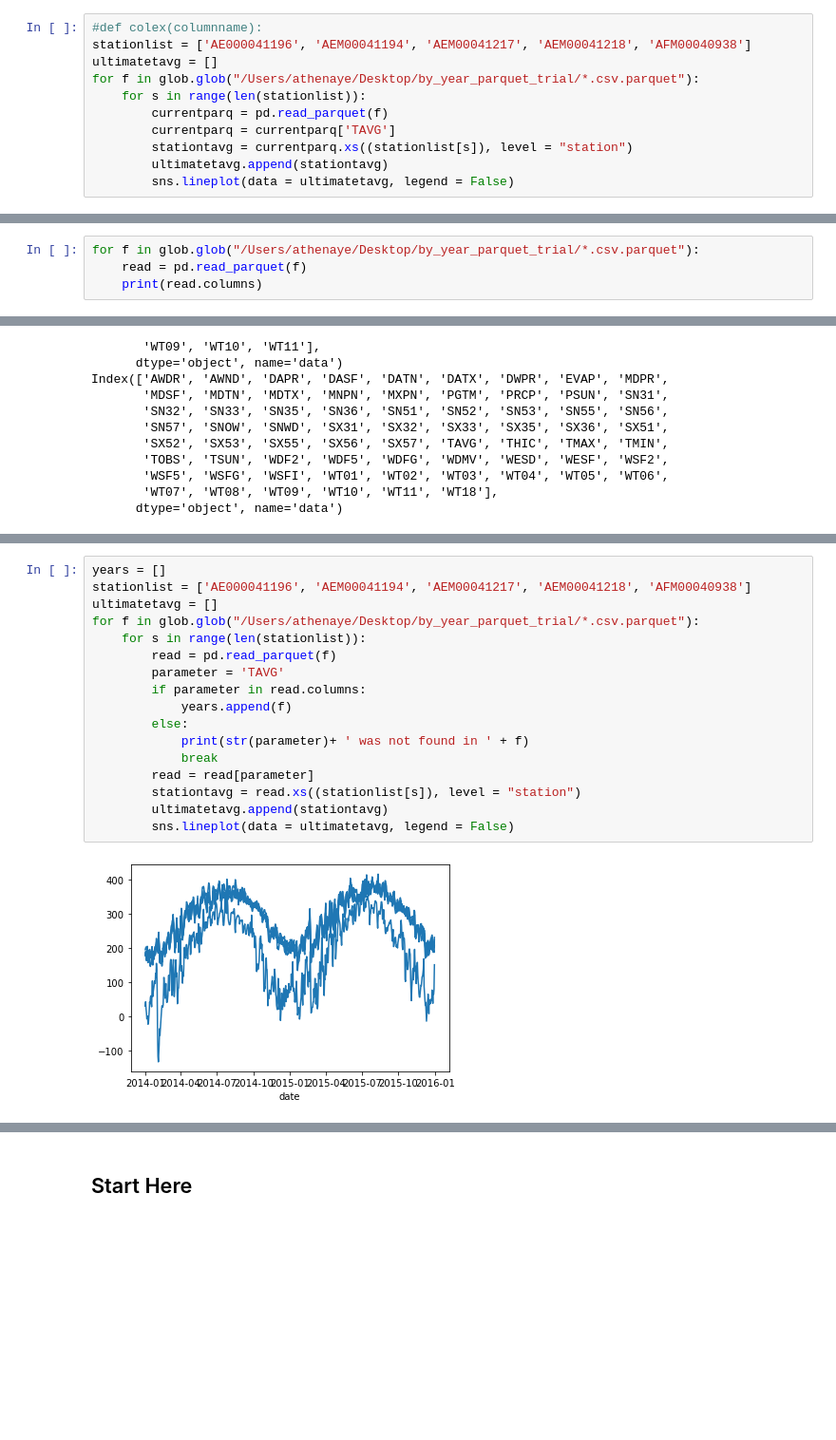
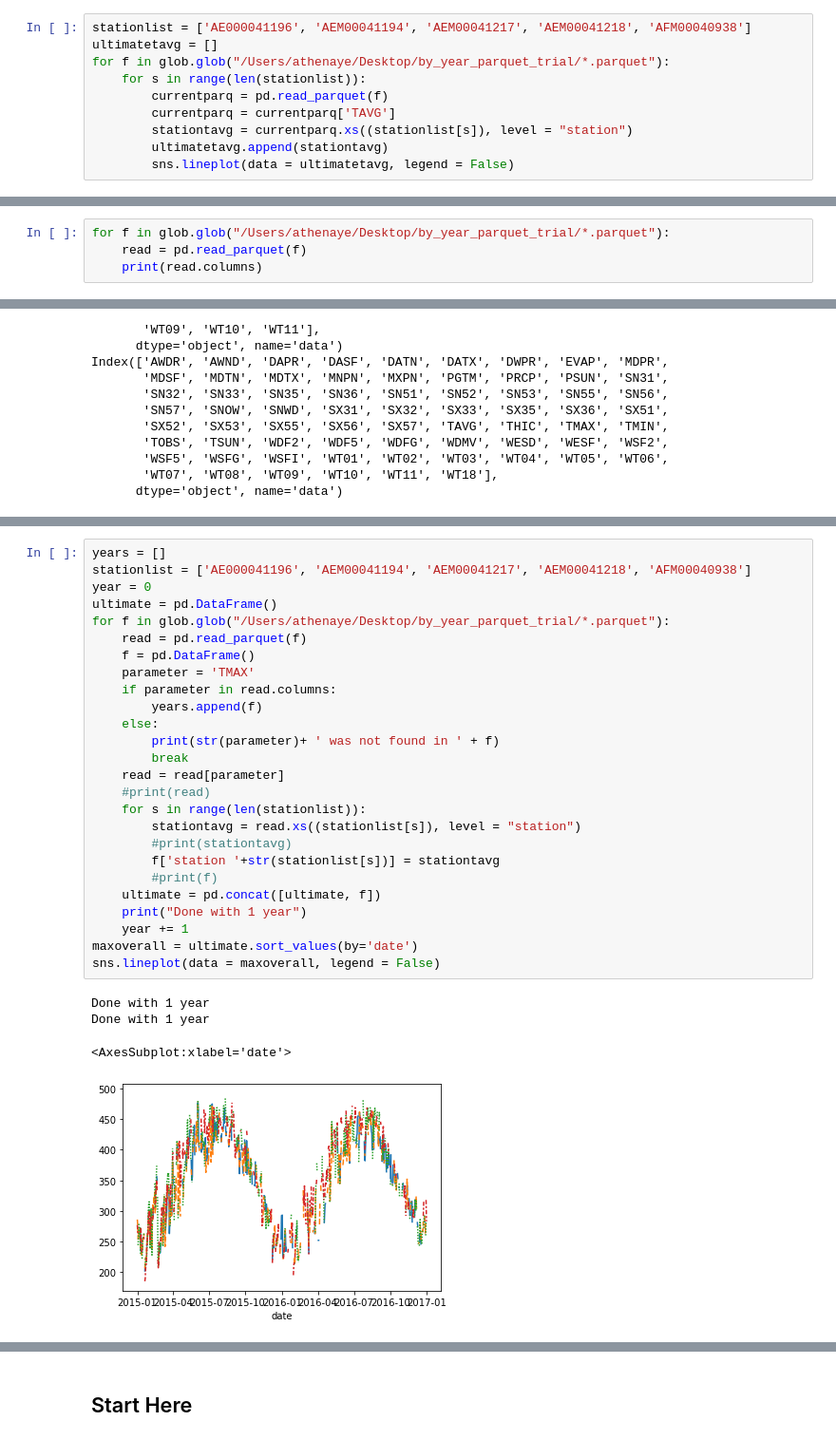
Before and after one commit to athena-ye/Historical-Data, a Jupyter notebook: Historical Data.ipynb, the cells around one changed output, grey strips where cells are left out. Shown at 95% size. Drawn from its saved outputs; the diff is of its cells as text; blank space fills up the shorter version.

```diff
--- a/Historical Data.ipynb
+++ b/Historical Data.ipynb
@@ -80,10 +60,9 @@ date       station
 # %% [markdown]
 ## For loop to filter columns
 # %%
-#def colex(columnname):
 stationlist = ['AE000041196', 'AEM00041194', 'AEM00041217', 'AEM00041218', 'AFM00040938']
 ultimatetavg = []
-for f in glob.glob("/Users/athenaye/Desktop/by_year_parquet_trial/*.csv.parquet"):
+for f in glob.glob("/Users/athenaye/Desktop/by_year_parquet_trial/*.parquet"):
     for s in range(len(stationlist)):
         currentparq = pd.read_parquet(f)
         currentparq = currentparq['TAVG']
@@ -93,7 +72,7 @@ for f in glob.glob("/Users/athenaye/Desktop/by_year_parquet_trial/*.csv.parquet"
 # %% [output]
 [figure]
 # %%
-for f in glob.glob("/Users/athenaye/Desktop/by_year_parquet_trial/*.csv.parquet"):
+for f in glob.glob("/Users/athenaye/Desktop/by_year_parquet_trial/*.parquet"):
     read = pd.read_parquet(f)
     print(read.columns)
 # %% [output]
@@ -118,19 +140,31 @@ Index(['AWDR', 'AWND', 'DAPR', 'DASF', 'DATN', 'DATX', 'DWPR', 'EVAP', 'MDPR',
 # %%
 years = []
 stationlist = ['AE000041196', 'AEM00041194', 'AEM00041217', 'AEM00041218', 'AFM00040938']
-ultimatetavg = []
-for f in glob.glob("/Users/athenaye/Desktop/by_year_parquet_trial/*.csv.parquet"):
+year = 0
+ultimate = pd.DataFrame()
+for f in glob.glob("/Users/athenaye/Desktop/by_year_parquet_trial/*.parquet"):
+    read = pd.read_parquet(f)
+    f = pd.DataFrame()
+    parameter = 'TMAX'
+    if parameter in read.columns:
+        years.append(f)
+    else:
+        print(str(parameter)+ ' was not found in ' + f)
+        break
+    read = read[parameter]
+    #print(read)
     for s in range(len(stationlist)):
-        read = pd.read_parquet(f)
-        parameter = 'TAVG'
-        if parameter in read.columns:
-            years.append(f)
-        else:
-            print(str(parameter)+ ' was not found in ' + f)
-            break
-        read = read[parameter]
         stationtavg = read.xs((stationlist[s]), level = "station")
-        ultimatetavg.append(stationtavg)
-        sns.lineplot(data = ultimatetavg, legend = False)
+        #print(stationtavg)
+        f['station '+str(stationlist[s])] = stationtavg
+        #print(f)
+    ultimate = pd.concat([ultimate, f])
+    print("Done with 1 year")
+    year += 1
+maxoverall = ultimate.sort_values(by='date')
+sns.lineplot(data = maxoverall, legend = False)
 # %% [output]
+Done with 1 year
+Done with 1 year
+<AxesSubplot:xlabel='date'>
-[figure, old version]
+[figure, new version]
```
Also changed, not shown: parts of 54 cells of this notebook, 1 other file.
